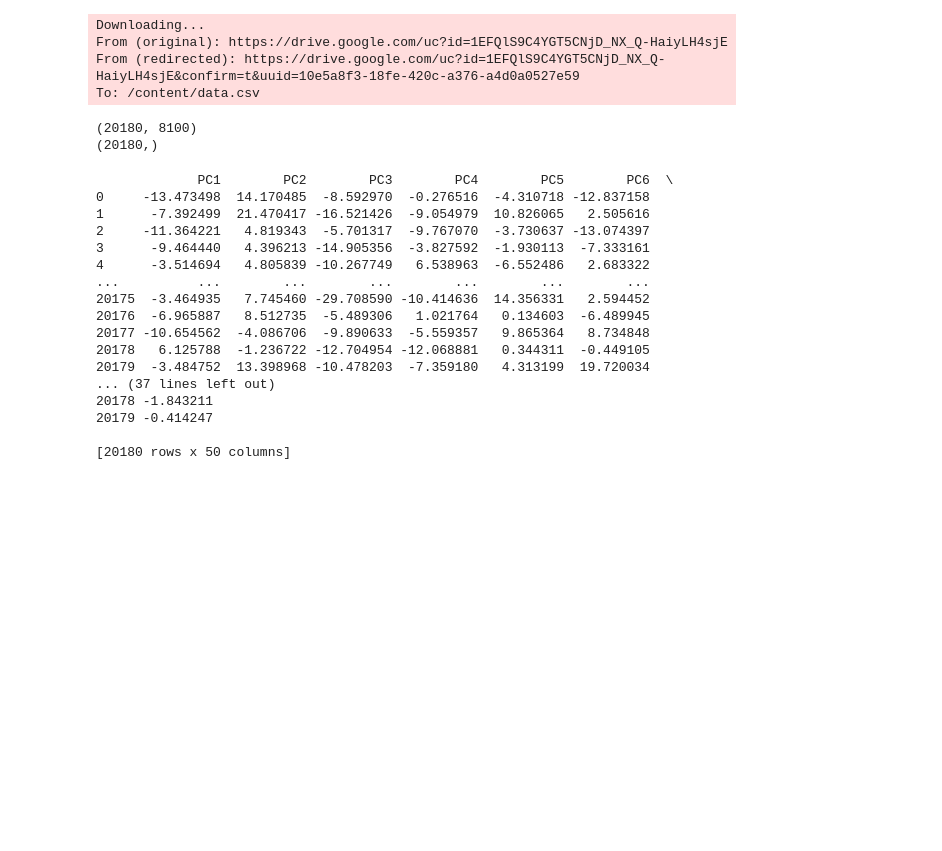
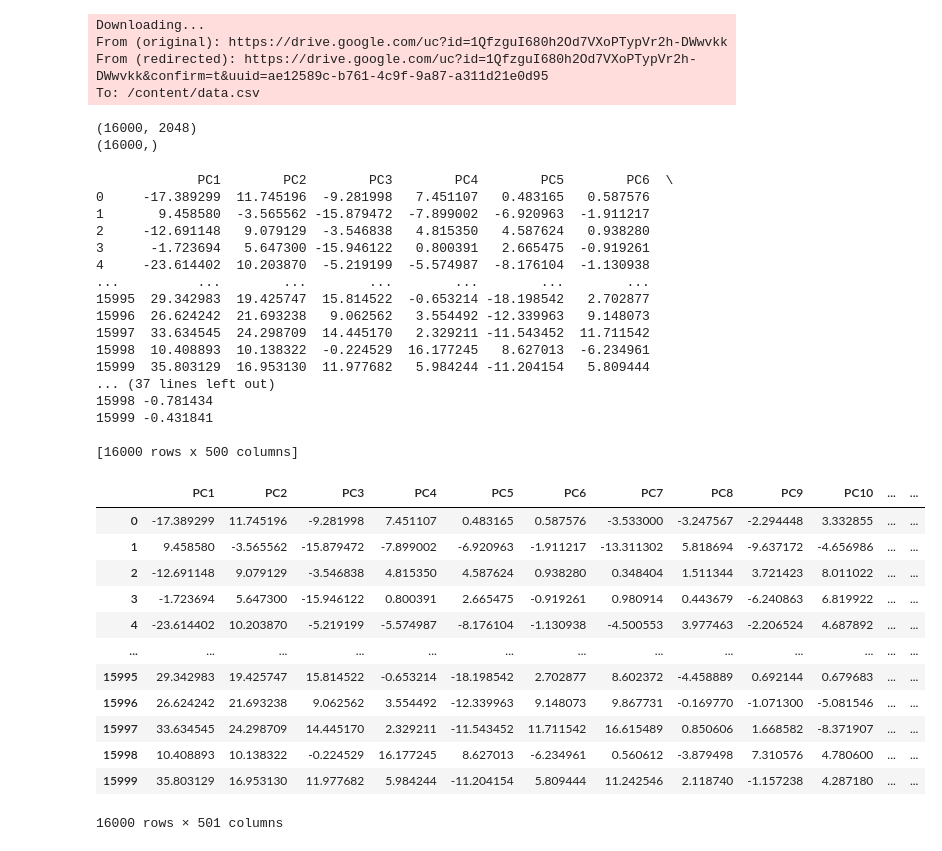
Before and after one commit to VivekanandaMudelli/hand_drawn_sketch_recognition, a Jupyter notebook: KNN(Pca).ipynb, the cells around one changed output. Cells and saved outputs as stored; diff of their text form; code cells hidden in the pictures; blank space fills up the shorter version.

```diff
--- a/KNN(Pca).ipynb
+++ b/KNN(Pca).ipynb
@@ -6,7 +6,7 @@ import pandas as pd
 import matplotlib.pyplot as plt
 import numpy as np
 # %%
-file_id = "1EFQlS9C4YGT5CNjD_NX_Q-HaiyLH4sjE"
+file_id = "1QfzguI680h2Od7VXoPTypVr2h-DWwvkk"
 
 # Construct the direct download URL
 download_url = f"https://drive.google.com/uc?id={file_id}"
@@ -19,18 +19,18 @@ gdown.download(download_url, output, quiet=False)
 data = pd.read_csv(output)
 data = data.dropna()
 
-X = data.drop(columns = ['label'])
-y = data['label']
+X = data.drop(data.columns[0],axis = 1).drop(columns = ['encoded_part','extracted_part'])
+y = data['encoded_part']
 
 print(X.shape)
 print(y.shape)
 # %% [output]
 Downloading...
-From (original): https://drive.google.com/uc?id=1EFQlS9C4YGT5CNjD_NX_Q-HaiyLH4sjE
-From (redirected): https://drive.google.com/uc?id=1EFQlS9C4YGT5CNjD_NX_Q-HaiyLH4sjE&confirm=t&uuid=10e5a8f3-18fe-420c-a376-a4d0a0527e59
+From (original): https://drive.google.com/uc?id=1QfzguI680h2Od7VXoPTypVr2h-DWwvkk
+From (redirected): https://drive.google.com/uc?id=1QfzguI680h2Od7VXoPTypVr2h-DWwvkk&confirm=t&uuid=ae12589c-b761-4c9f-9a87-a311d21e0d95
 To: /content/data.csv
-(20180, 8100)
-(20180,)
+(16000, 2048)
+(16000,)
 # %%
 # Mean
 X_mean = X.mean()
@@ -45,7 +45,7 @@ Z = (X - X_mean) / X_std.replace(0,1e-10)
 from sklearn.decomposition import PCA
 
 # Taking top 50 dimensions
-pca = PCA(n_components=50)
+pca = PCA(n_components=500)
 pca.fit(Z)
 x_pca = pca.transform(Z)
 
@@ -53,28 +53,44 @@ x_pca = pca.transform(Z)
 df = pd.DataFrame(x_pca,
                        columns=['PC{}'.
                        format(i+1)
-                        for i in range(50)])
+                        for i in range(500)])
 print(df)
 # %% [output]
              PC1        PC2        PC3        PC4        PC5        PC6  \
-0     -13.473498  14.170485  -8.592970  -0.276516  -4.310718 -12.837158
-1      -7.392499  21.470417 -16.521426  -9.054979  10.826065   2.505616
-2     -11.364221   4.819343  -5.701317  -9.767070  -3.730637 -13.074397
-3      -9.464440   4.396213 -14.905356  -3.827592  -1.930113  -7.333161
-4      -3.514694   4.805839 -10.267749   6.538963  -6.552486   2.683322
+0     -17.389299  11.745196  -9.281998   7.451107   0.483165   0.587576
+1       9.458580  -3.565562 -15.879472  -7.899002  -6.920963  -1.911217
+2     -12.691148   9.079129  -3.546838   4.815350   4.587624   0.938280
+3      -1.723694   5.647300 -15.946122   0.800391   2.665475  -0.919261
+4     -23.614402  10.203870  -5.219199  -5.574987  -8.176104  -1.130938
 ...          ...        ...        ...        ...        ...        ...
-20175  -3.464935   7.745460 -29.708590 -10.414636  14.356331   2.594452
-20176  -6.965887   8.512735  -5.489306   1.021764   0.134603  -6.489945
-20177 -10.654562  -4.086706  -9.890633  -5.559357   9.865364   8.734848
-20178   6.125788  -1.236722 -12.704954 -12.068881   0.344311  -0.449105
-20179  -3.484752  13.398968 -10.478203  -7.359180   4.313199  19.720034
+15995  29.342983  19.425747  15.814522  -0.653214 -18.198542   2.702877
+15996  26.624242  21.693238   9.062562   3.554492 -12.339963   9.148073
+15997  33.634545  24.298709  14.445170   2.329211 -11.543452  11.711542
+15998  10.408893  10.138322  -0.224529  16.177245   8.627013  -6.234961
+15999  35.803129  16.953130  11.977682   5.984244 -11.204154   5.809444
 ... (37 lines left out)
-20178 -1.843211
-20179 -0.414247
+15998 -0.781434
+15999 -0.431841
 
-[20180 rows x 50 columns]
+[16000 rows x 500 columns]
 # %%
 df['label'] = y
+# %%
+df
+# %% [output]
+|  | PC1 | PC2 | PC3 | PC4 | PC5 | PC6 | PC7 | PC8 | PC9 | PC10 | ... | ... |
+| 0 | -17.389299 | 11.745196 | -9.281998 | 7.451107 | 0.483165 | 0.587576 | -3.533000 | -3.247567 | -2.294448 | 3.332855 | ... | ... |
+| 1 | 9.458580 | -3.565562 | -15.879472 | -7.899002 | -6.920963 | -1.911217 | -13.311302 | 5.818694 | -9.637172 | -4.656986 | ... | ... |
+| 2 | -12.691148 | 9.079129 | -3.546838 | 4.815350 | 4.587624 | 0.938280 | 0.348404 | 1.511344 | 3.721423 | 8.011022 | ... | ... |
+| 3 | -1.723694 | 5.647300 | -15.946122 | 0.800391 | 2.665475 | -0.919261 | 0.980914 | 0.443679 | -6.240863 | 6.819922 | ... | ... |
+| 4 | -23.614402 | 10.203870 | -5.219199 | -5.574987 | -8.176104 | -1.130938 | -4.500553 | 3.977463 | -2.206524 | 4.687892 | ... | ... |
+| ... | ... | ... | ... | ... | ... | ... | ... | ... | ... | ... | ... | ... |
+| 15995 | 29.342983 | 19.425747 | 15.814522 | -0.653214 | -18.198542 | 2.702877 | 8.602372 | -4.458889 | 0.692144 | 0.679683 | ... | ... |
+| 15996 | 26.624242 | 21.693238 | 9.062562 | 3.554492 | -12.339963 | 9.148073 | 9.867731 | -0.169770 | -1.071300 | -5.081546 | ... | ... |
+| 15997 | 33.634545 | 24.298709 | 14.445170 | 2.329211 | -11.543452 | 11.711542 | 16.615489 | 0.850606 | 1.668582 | -8.371907 | ... | ... |
+| 15998 | 10.408893 | 10.138322 | -0.224529 | 16.177245 | 8.627013 | -6.234961 | 0.560612 | -3.879498 | 7.310576 | 4.780600 | ... | ... |
+| 15999 | 35.803129 | 16.953130 | 11.977682 | 5.984244 | -11.204154 | 5.809444 | 11.242546 | 2.118740 | -1.157238 | 4.287180 | ... | ... |
+16000 rows × 501 columns
 # %%
 def distance(x,y):
   return np.linalg.norm(x-y)
```
Also changed, not shown: parts of 5 cells of this notebook.
